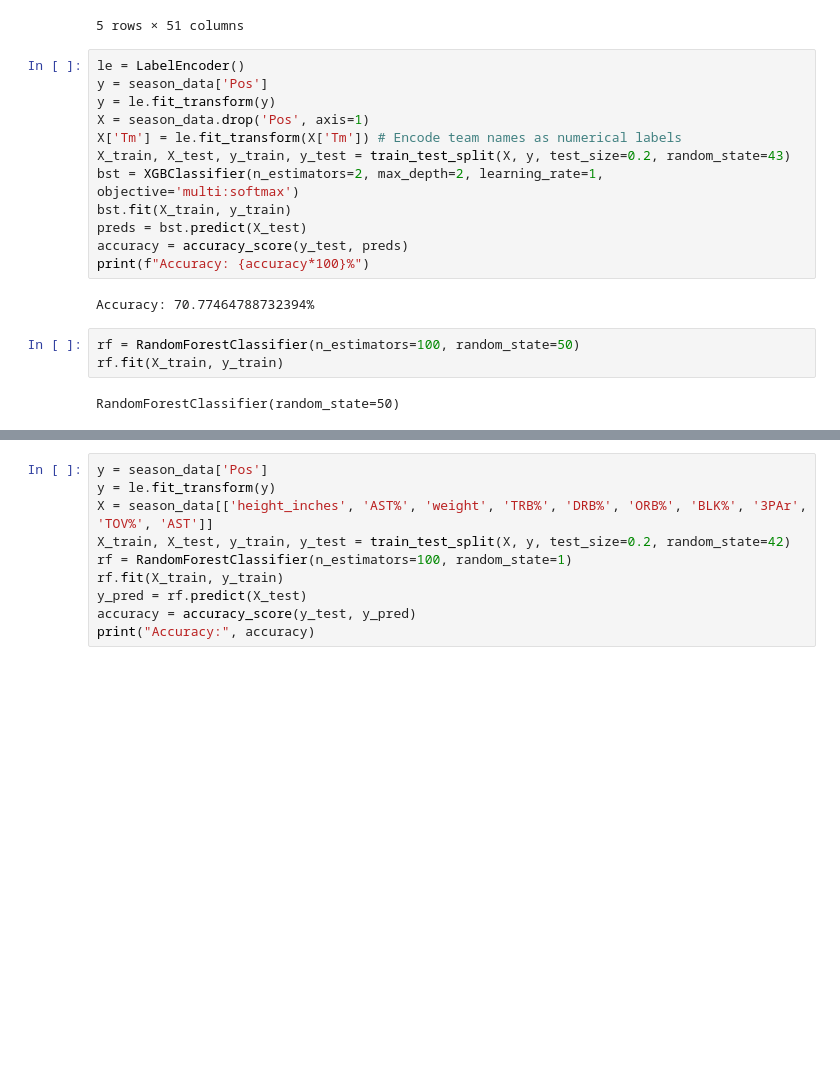
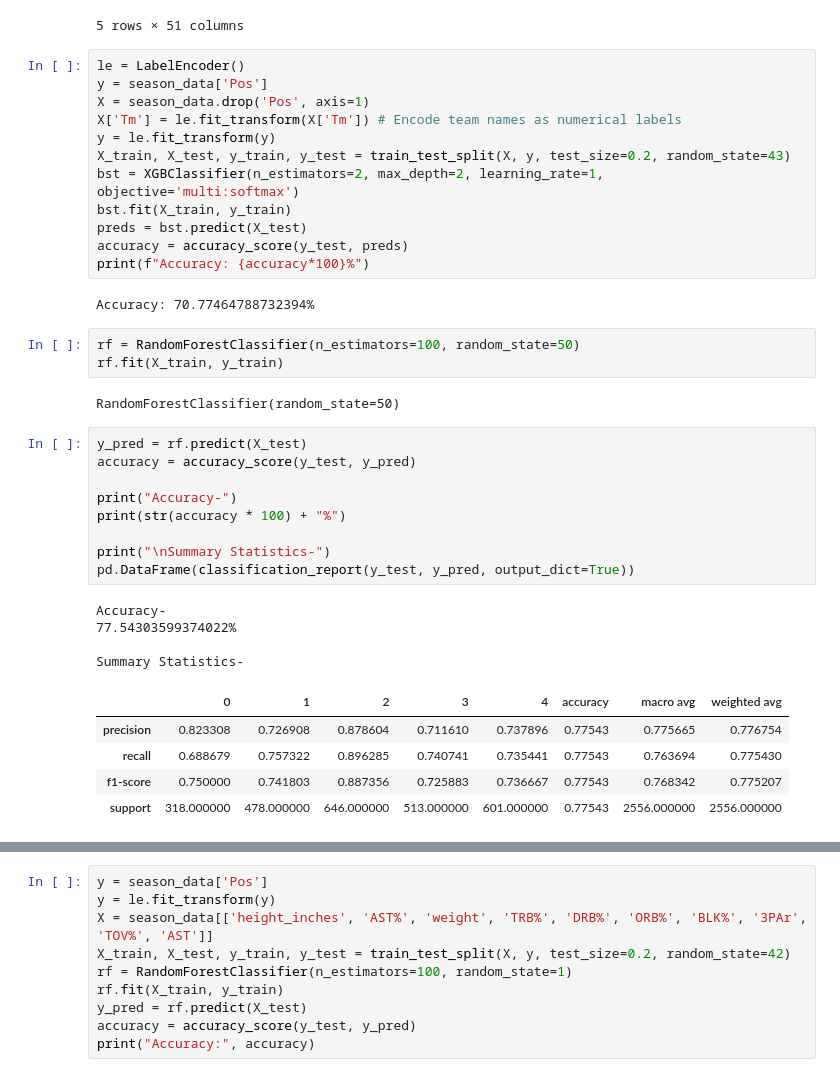
Before and after one commit to shinwookim/NBAPositionify, a Jupyter notebook: classify_v2.ipynb, the cells around one changed output, grey strips where cells are left out. Cells and saved outputs as stored; diff of their text form; blank space fills up the shorter version.

```diff
--- a/classify_v2.ipynb
+++ b/classify_v2.ipynb
@@ -77,9 +79,9 @@ season_data.head(5)
 # %%
 le = LabelEncoder()
 y = season_data['Pos']
-y = le.fit_transform(y)
 X = season_data.drop('Pos', axis=1)
 X['Tm'] = le.fit_transform(X['Tm']) # Encode team names as numerical labels
+y = le.fit_transform(y)
 X_train, X_test, y_train, y_test = train_test_split(X, y, test_size=0.2, random_state=43)
 bst = XGBClassifier(n_estimators=2, max_depth=2, learning_rate=1, objective='multi:softmax')
 bst.fit(X_train, y_train)
@@ -93,4 +95,23 @@ rf = RandomForestClassifier(n_estimators=100, random_state=50)
 rf.fit(X_train, y_train)
 # %% [output]
 RandomForestClassifier(random_state=50)
+# %%
+y_pred = rf.predict(X_test)
+accuracy = accuracy_score(y_test, y_pred)
+
+print("Accuracy-")
+print(str(accuracy * 100) + "%")
+
+print("\nSummary Statistics-")
+pd.DataFrame(classification_report(y_test, y_pred, output_dict=True))
+# %% [output]
+Accuracy-
+77.54303599374022%
+
+Summary Statistics-
+|  | 0 | 1 | 2 | 3 | 4 | accuracy | macro avg | weighted avg |
+| precision | 0.823308 | 0.726908 | 0.878604 | 0.711610 | 0.737896 | 0.77543 | 0.775665 | 0.776754 |
+| recall | 0.688679 | 0.757322 | 0.896285 | 0.740741 | 0.735441 | 0.77543 | 0.763694 | 0.775430 |
+| f1-score | 0.750000 | 0.741803 | 0.887356 | 0.725883 | 0.736667 | 0.77543 | 0.768342 | 0.775207 |
+| support | 318.000000 | 478.000000 | 646.000000 | 513.000000 | 601.000000 | 0.77543 | 2556.000000 | 2556.000000 |
 # %%
```
Also changed, not shown: parts of 2 cells of this notebook.
